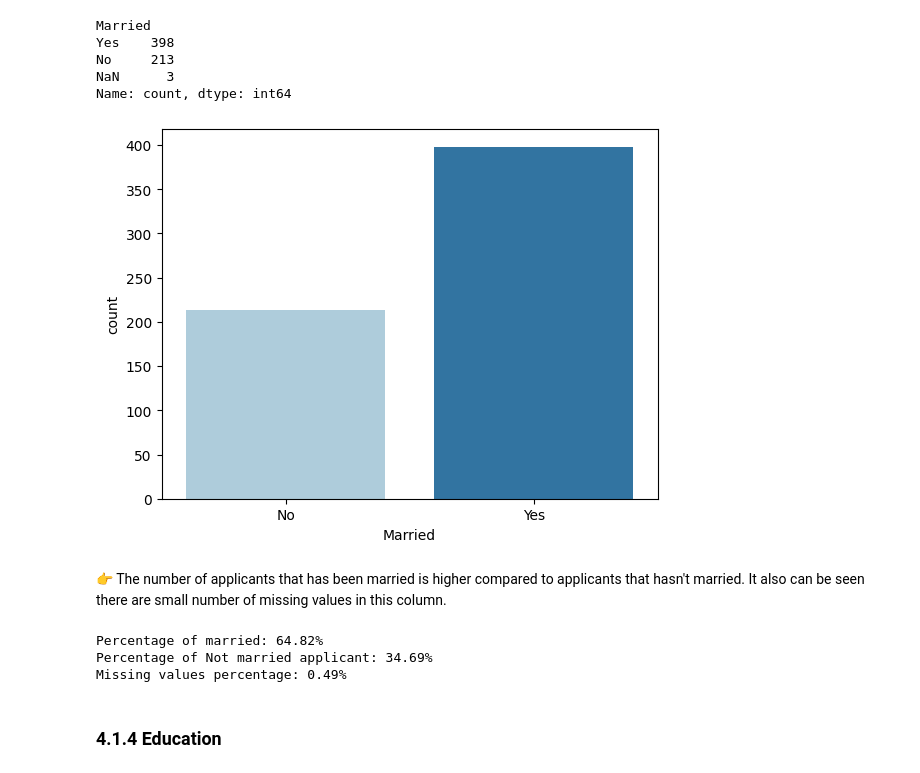
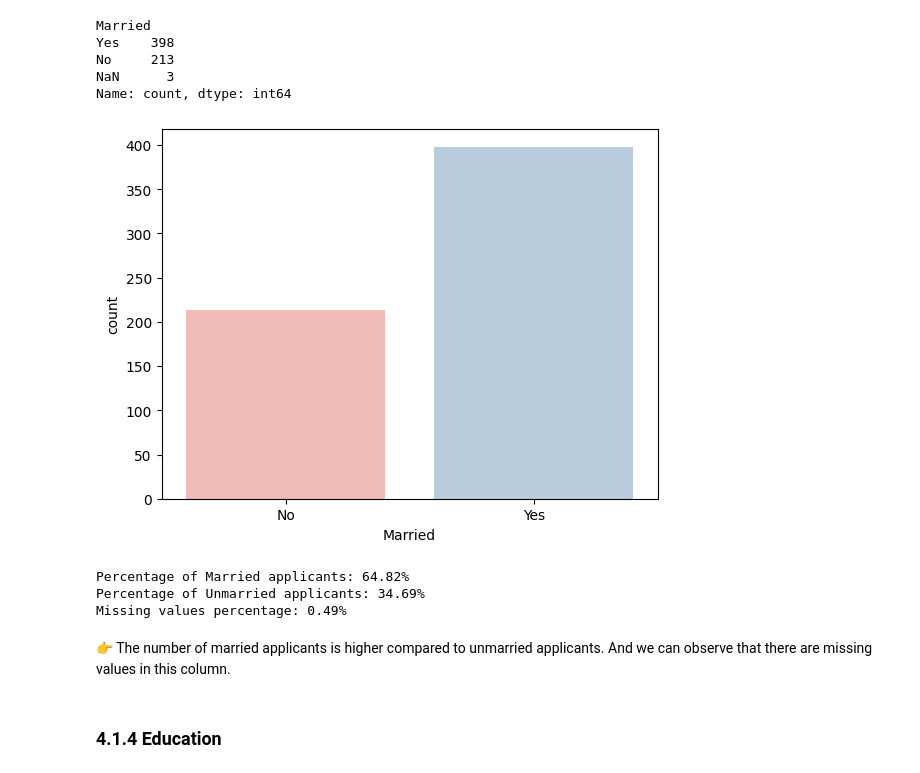
Before and after one commit to trg-pauline/loan-prediction, a Jupyter notebook: notebook/loan-prediction-w-various-ml-models.ipynb, the cells around one changed output. Saved outputs shown, nothing was run; the diff lists cells and outputs as text; code cells hidden in the pictures.

```diff
--- a/notebook/loan-prediction-w-various-ml-models.ipynb
+++ b/notebook/loan-prediction-w-various-ml-models.ipynb
@@ -256,24 +248,24 @@ No     213
 NaN      3
 Name: count, dtype: int64
 # %%
-sns.countplot(x="Married", data=df, palette="Paired", hue="Married", legend=False)
+sns.countplot(x="Married", data=df, palette="Pastel1", hue="Married", legend=False)
 plt.show()
 # %% [output]
-[figure, old version]
+[figure, new version]
+# %%
+countMarried = len(df[df.Married == 'Yes'])
+countNotMarried = len(df[df.Married == 'No'])
+countNull = len(df[df.Married.isnull()])
+
+print("Percentage of Married applicants: {:.2f}%".format((countMarried / (len(df.Married))*100)))
+print("Percentage of Unmarried applicants: {:.2f}%".format((countNotMarried / (len(df.Married))*100)))
+print("Missing values percentage: {:.2f}%".format((countNull / (len(df.Married))*100)))
+# %% [output]
+Percentage of Married applicants: 64.82%
+Percentage of Unmarried applicants: 34.69%
+Missing values percentage: 0.49%
 # %% [markdown]
-👉 The number of applicants that has been married is higher compared to applicants that hasn't married. It also can be seen there are small number of missing values in this column.
+👉 The number of married applicants is higher compared to unmarried applicants. And we can observe that there are missing values in this column.
-# %%
-countMarried = len(df[df.Married == 'Yes'])
-countNotMarried = len(df[df.Married == 'No'])
-countNull = len(df[df.Married.isnull()])
-
-print("Percentage of married: {:.2f}%".format((countMarried / (len(df.Married))*100)))
-print("Percentage of Not married applicant: {:.2f}%".format((countNotMarried / (len(df.Married))*100)))
-print("Missing values percentage: {:.2f}%".format((countNull / (len(df.Married))*100)))
-# %% [output]
-Percentage of married: 64.82%
-Percentage of Not married applicant: 34.69%
-Missing values percentage: 0.49%
 # %% [markdown]
 ### 4.1.4 Education
 # %%
```
Also changed, not shown: parts of 145 cells of this notebook.
